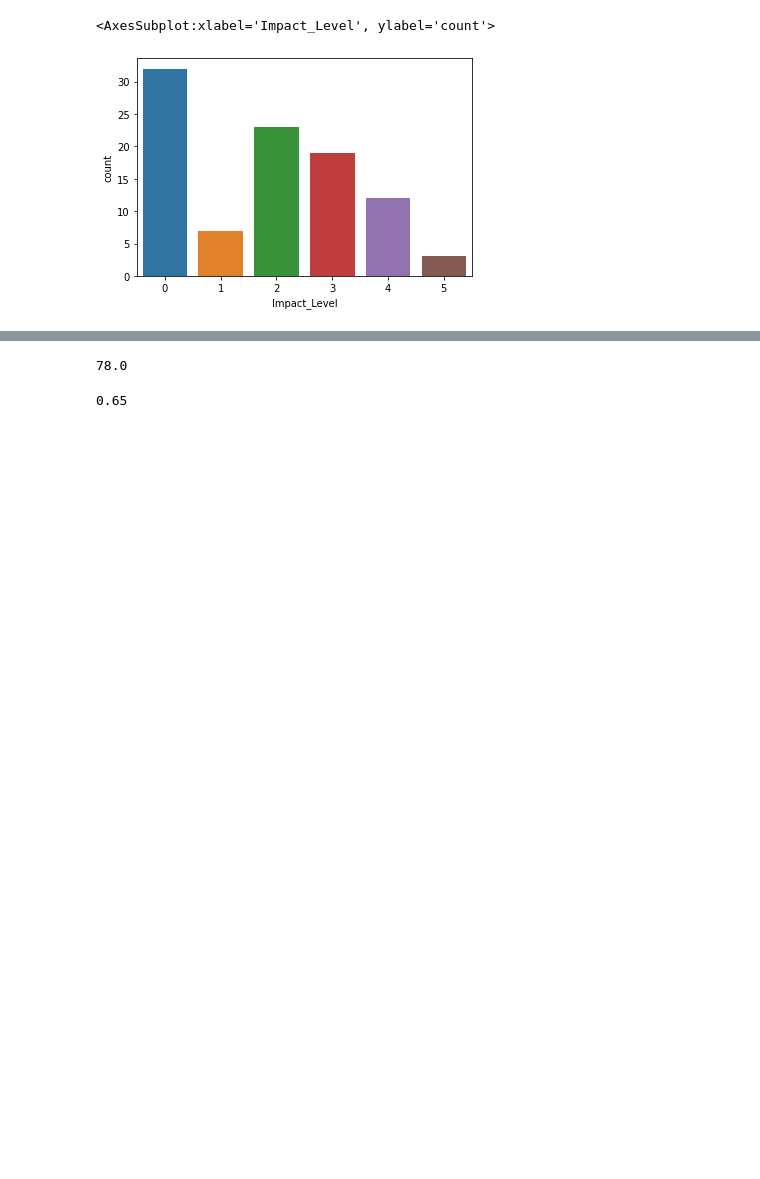
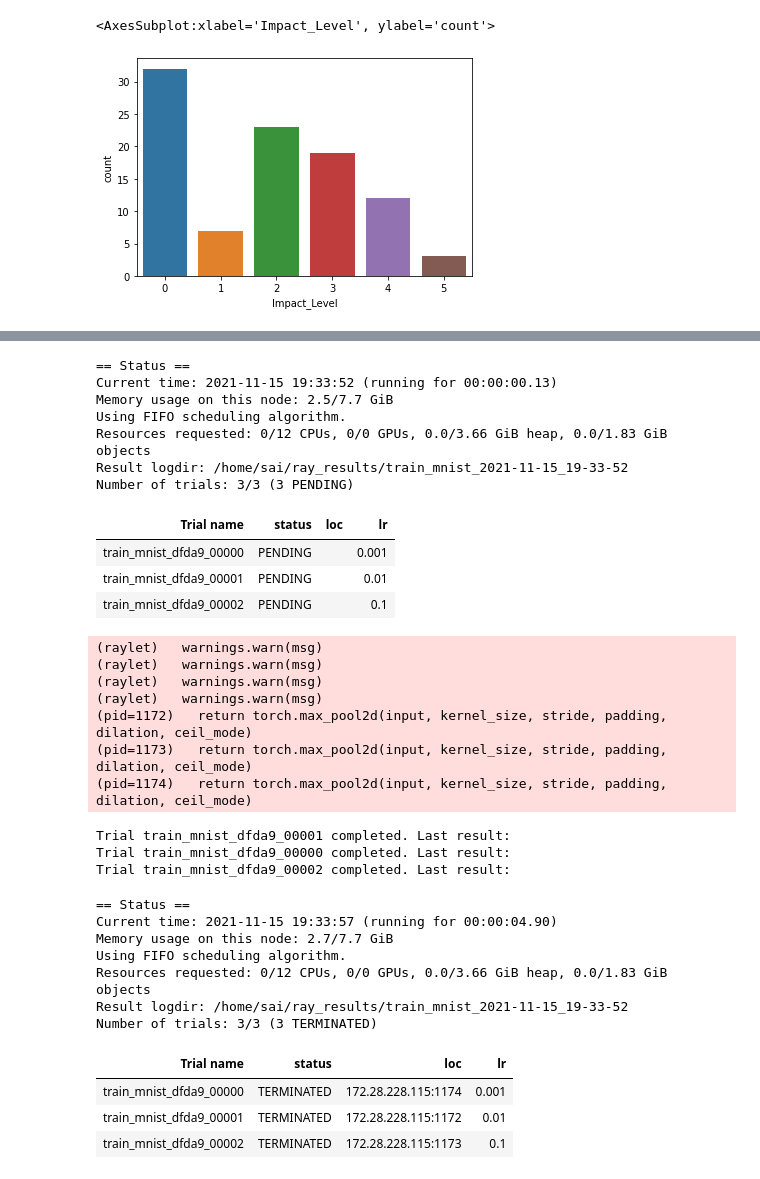
Before and after one commit to bharadwaj1098/Pyt-Ex, a Jupyter notebook: historic_data.ipynb, the cells around one changed output, grey strips where cells are left out. Cells and saved outputs as stored; diff of their text form; code cells hidden in the pictures; blank space fills up the shorter version.

```diff
--- a/historic_data.ipynb
+++ b/historic_data.ipynb
@@ -252,0 +209,6 @@ for i in dic:
+# %%
+s = list(logger['TWO'].keys())
+l = []
+for i in s:
+    l.append(logger['TWO'][i]['Final_acc'])
+l
@@ -401,15 +270,56 @@ weighted avg       0.67      0.65      0.64        20
-# %%
-print(logger['TWO'][13]['test_acc'])
-# %% [output]
-78.0
-# %%
-
-a = logger['TWO'][13]['test_output']
-b = logger['TWO'][13]['y_test']
-c = 0
-for i in range(len(b)):
-    if a[i] == b[i]:
-        c+=1
-print(c/len(b))
-# %% [output]
-0.65
+# %%
+import torch.optim as optim
+from ray import tune
+from ray.tune.examples.mnist_pytorch import get_data_loaders, ConvNet, train, test
+
+
+def train_mnist(config):
+    train_loader, test_loader = get_data_loaders()
+    model = ConvNet()
+    optimizer = optim.SGD(model.parameters(), lr=config["lr"])
+    for i in range(10):
+        train(model, optimizer, train_loader)
+        acc = test(model, test_loader)
+        # tune.report(mean_accuracy=acc)
+
+
+analysis = tune.run(
+    train_mnist, config={"lr": tune.grid_search([0.001, 0.01, 0.1])})
+
+# print("Best config: ", analysis.get_best_config(metric="mean_accuracy"))
+
+# Get a dataframe for analyzing trial results.
+df = analysis.dataframe()
+# %% [output]
+== Status ==
+Current time: 2021-11-15 19:33:52 (running for 00:00:00.13)
+Memory usage on this node: 2.5/7.7 GiB
+Using FIFO scheduling algorithm.
+Resources requested: 0/12 CPUs, 0/0 GPUs, 0.0/3.66 GiB heap, 0.0/1.83 GiB objects
+Result logdir: /home/sai/ray_results/train_mnist_2021-11-15_19-33-52
+Number of trials: 3/3 (3 PENDING)
+| Trial name | status | loc | lr |
+| train_mnist_dfda9_00000 | PENDING |  | 0.001 |
+| train_mnist_dfda9_00001 | PENDING |  | 0.01 |
+| train_mnist_dfda9_00002 | PENDING |  | 0.1 |
+(raylet)   warnings.warn(msg)
+(raylet)   warnings.warn(msg)
+(raylet)   warnings.warn(msg)
+(raylet)   warnings.warn(msg)
+(pid=1172)   return torch.max_pool2d(input, kernel_size, stride, padding, dilation, ceil_mode)
+(pid=1173)   return torch.max_pool2d(input, kernel_size, stride, padding, dilation, ceil_mode)
+(pid=1174)   return torch.max_pool2d(input, kernel_size, stride, padding, dilation, ceil_mode)
+Trial train_mnist_dfda9_00001 completed. Last result:
+Trial train_mnist_dfda9_00000 completed. Last result:
+Trial train_mnist_dfda9_00002 completed. Last result:
+== Status ==
+Current time: 2021-11-15 19:33:57 (running for 00:00:04.90)
+Memory usage on this node: 2.7/7.7 GiB
+Using FIFO scheduling algorithm.
+Resources requested: 0/12 CPUs, 0/0 GPUs, 0.0/3.66 GiB heap, 0.0/1.83 GiB objects
+Result logdir: /home/sai/ray_results/train_mnist_2021-11-15_19-33-52
+Number of trials: 3/3 (3 TERMINATED)
+| Trial name | status | loc | lr |
+| train_mnist_dfda9_00000 | TERMINATED | 172.28.228.115:1174 | 0.001 |
+| train_mnist_dfda9_00001 | TERMINATED | 172.28.228.115:1172 | 0.01 |
+| train_mnist_dfda9_00002 | TERMINATED | 172.28.228.115:1173 | 0.1 |
```
Also changed, not shown: parts of 24 cells of this notebook, 2 other files.
